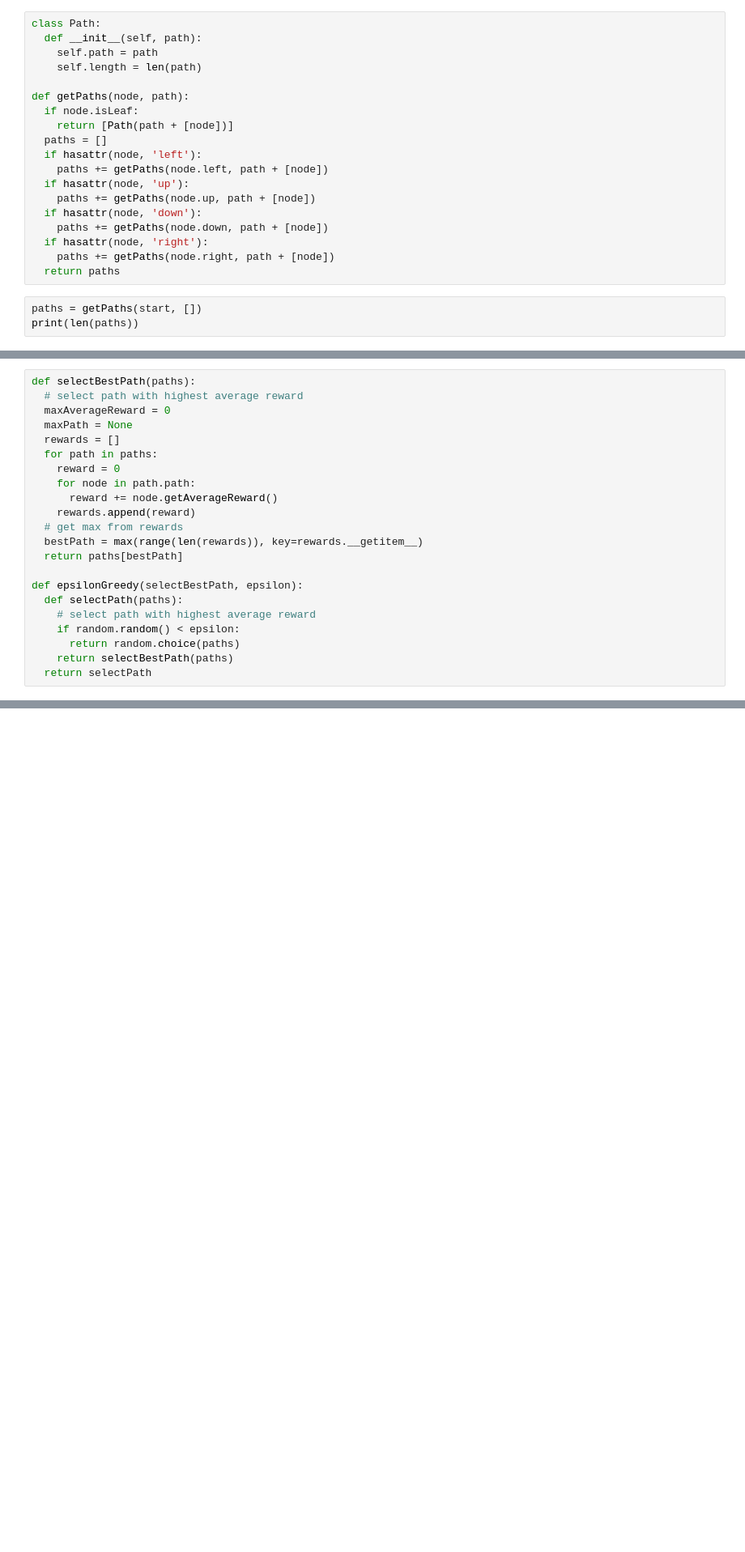
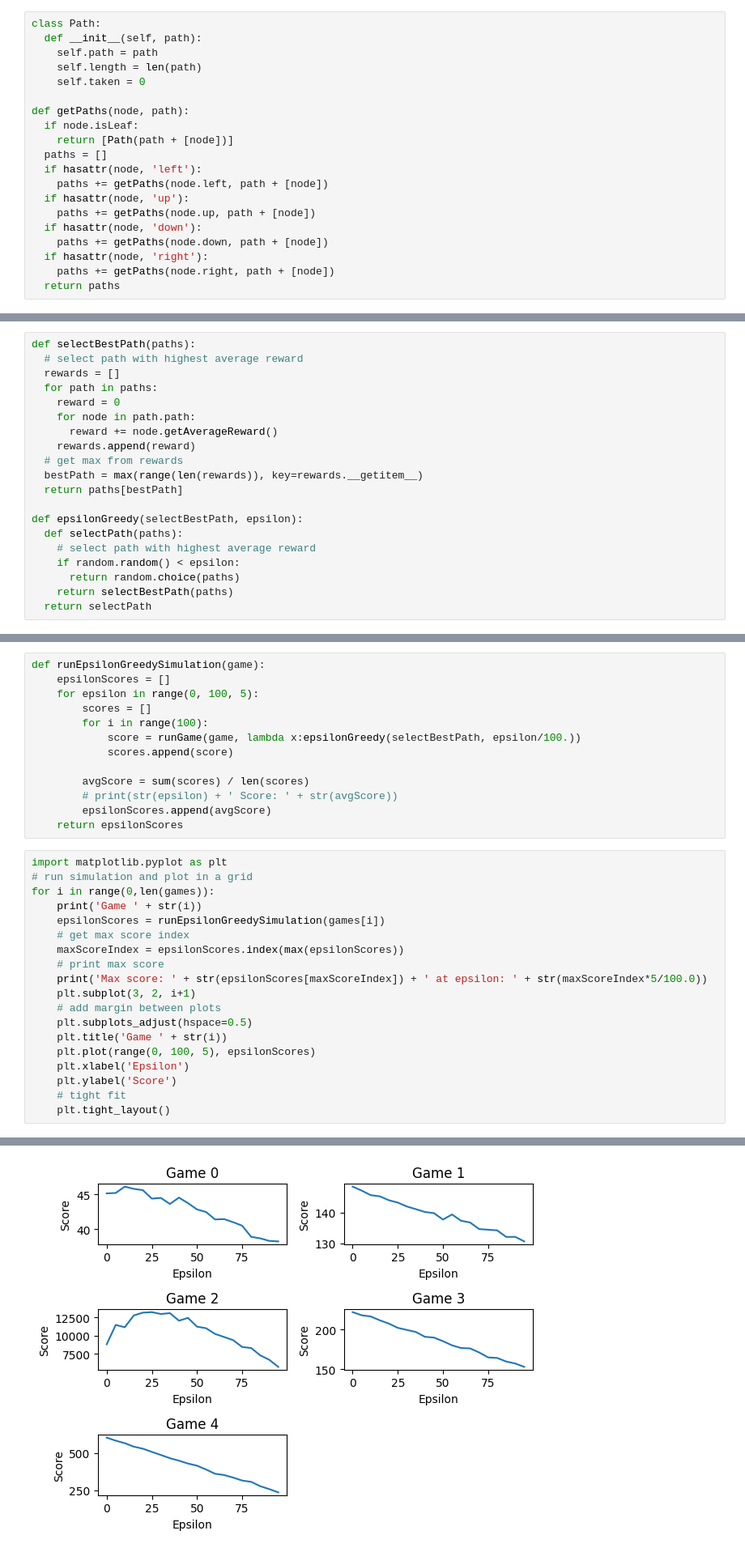
Before and after one commit to hci-gu/markovai, a Jupyter notebook: play.ipynb, the cells around one changed output, grey strips where cells are left out. Shown at 81% size. Drawn from its saved outputs; the diff is of its cells as text; blank space fills up the shorter version.

```diff
--- a/play.ipynb
+++ b/play.ipynb
@@ -67,6 +77,7 @@ class Path:
   def __init__(self, path):
     self.path = path
     self.length = len(path)
+    self.taken = 0
 
 def getPaths(node, path):
   if node.isLeaf:
@@ -81,6 +92,3 @@ def getPaths(node, path):
   if hasattr(node, 'right'):
     paths += getPaths(node.right, path + [node])
   return paths
-# %%
-paths = getPaths(start, [])
-print(len(paths))
@@ -89,8 +95,6 @@ print(len(paths))
 # %%
 def selectBestPath(paths):
   # select path with highest average reward
-  maxAverageReward = 0
-  maxPath = None
   rewards = []
   for path in paths:
     reward = 0
@@ -169,0 +139,33 @@ for node in nodes:
+# %%
+def runEpsilonGreedySimulation(game):
+    epsilonScores = []
+    for epsilon in range(0, 100, 5):
+        scores = []
+        for i in range(100):
+            score = runGame(game, lambda x:epsilonGreedy(selectBestPath, epsilon/100.))
+            scores.append(score)
+
+        avgScore = sum(scores) / len(scores)
+        # print(str(epsilon) + ' Score: ' + str(avgScore))
+        epsilonScores.append(avgScore)
+    return epsilonScores
+# %%
+import matplotlib.pyplot as plt
+# run simulation and plot in a grid
+for i in range(0,len(games)):
+    print('Game ' + str(i))
+    epsilonScores = runEpsilonGreedySimulation(games[i])
+    # get max score index
+    maxScoreIndex = epsilonScores.index(max(epsilonScores))
+    # print max score
+    print('Max score: ' + str(epsilonScores[maxScoreIndex]) + ' at epsilon: ' + str(maxScoreIndex*5/100.0))
+    plt.subplot(3, 2, i+1)
+    # add margin between plots
+    plt.subplots_adjust(hspace=0.5)
+    plt.title('Game ' + str(i))
+    plt.plot(range(0, 100, 5), epsilonScores)
+    plt.xlabel('Epsilon')
+    plt.ylabel('Score')
+    # tight fit
+    plt.tight_layout()
+# %% [output]
@@ -169,0 +182 @@ for node in nodes:
+[figure, added]
```
Also changed, not shown: parts of 9 cells of this notebook, 2 other files.
